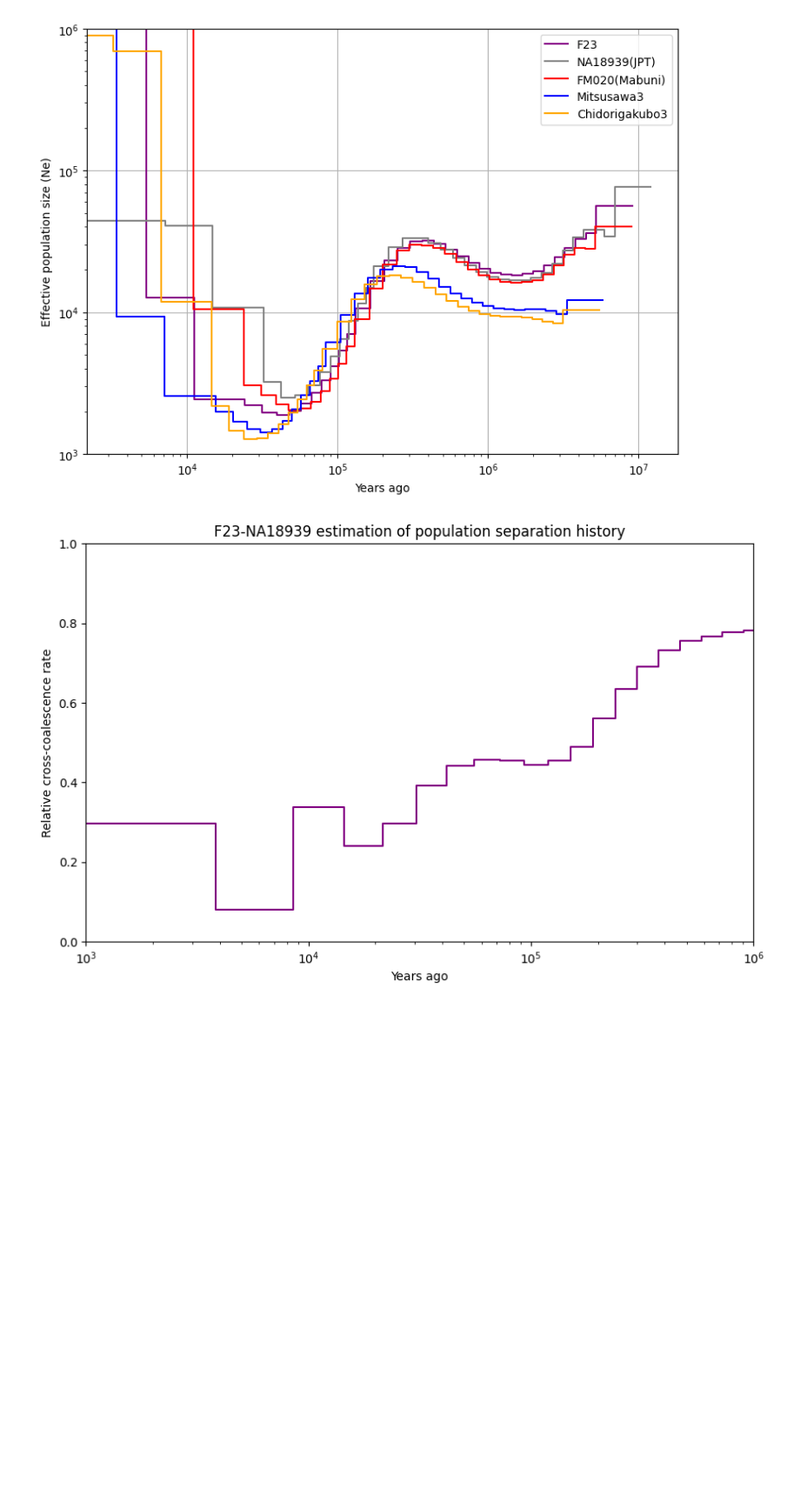
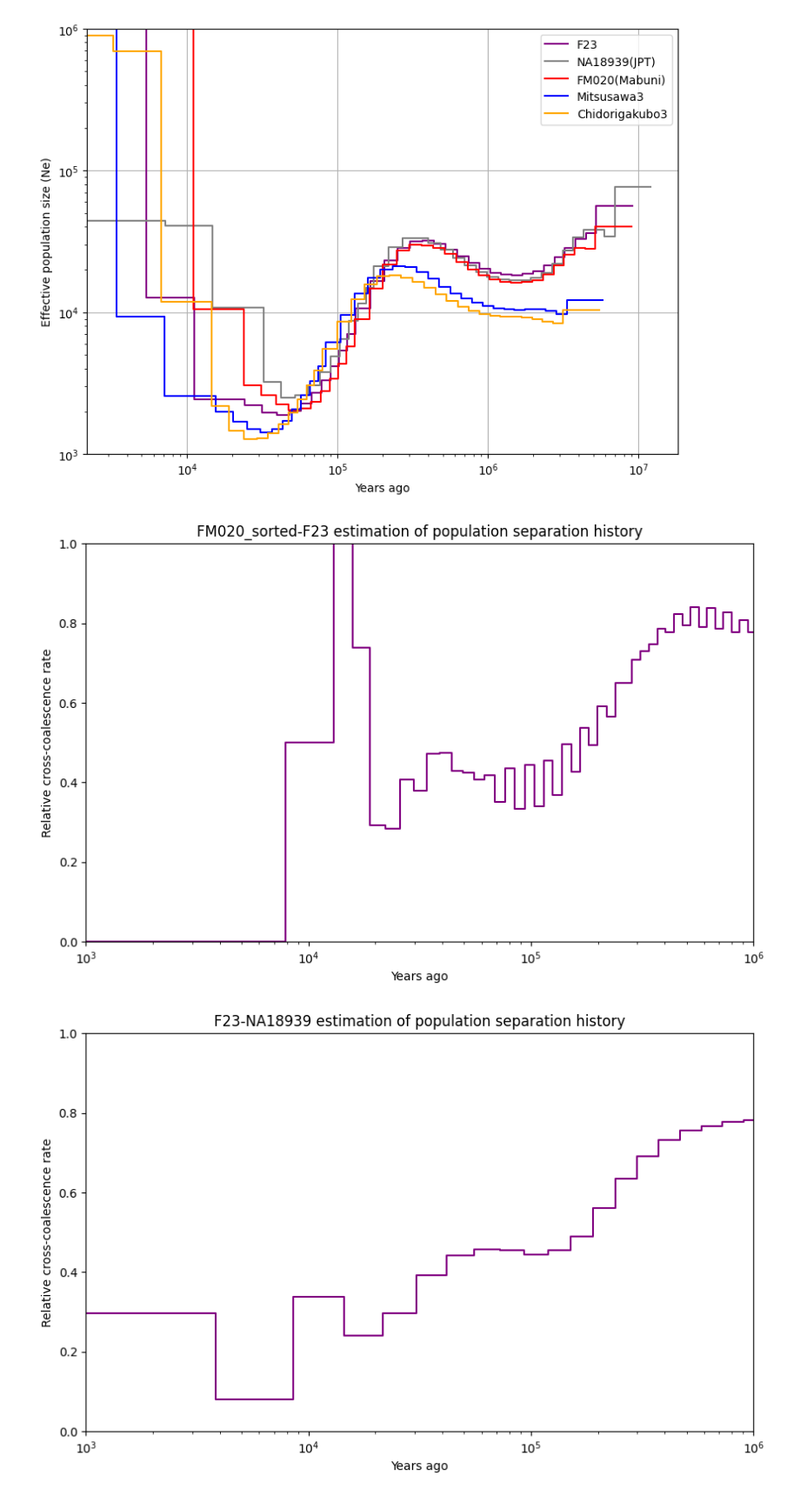
Before and after one commit to humgendiv/mkato-jomon, a Jupyter notebook: 2-msmc/2-4-1-popsize_plot.ipynb, the cells around one changed output. Shown at 87% size. Cells and saved outputs as stored; diff of their text form; code cells hidden in the pictures; blank space fills up the shorter version.

```diff
--- a/2-msmc/2-4-1-popsize_plot.ipynb
+++ b/2-msmc/2-4-1-popsize_plot.ipynb
@@ -80,6 +86,45 @@ plt.tight_layout()
 plt.show()
 # %% [output]
 [figure]
+# %%
+import pandas as pd
+import matplotlib.pyplot as plt
+
+# 定数の設定
+mu = 1.25e-8
+gen = 30
+
+sample1 = "FM020_sorted"
+sample2 = "F23"
+
+file_path = f'/home/mkato/hdd_data/data/2-msmc/{sample1}-{sample2}/effective_population_size_file/{sample1}-{sample2}.combined.msmc2.final.txt'
+# データの読み込み
+crossPopDat = pd.read_csv(file_path, sep="\t")
+
+# 年代と相対的交差結合率の計算
+years_ago = crossPopDat['left_time_boundary'] / mu * gen
+relative_cross_coalescence_rate = 2 * crossPopDat['lambda_01'] / (crossPopDat['lambda_00'] + crossPopDat['lambda_11'])
+
+# プロットの作成
+plt.figure(figsize=(10, 6))
+plt.plot(years_ago, relative_cross_coalescence_rate, drawstyle='steps-post', color='purple')
+# データの読み込み
+crossPopDat = pd.read_csv(file_path, sep="\t")
+
+# 年代と相対的交差結合率の計算
+years_ago = crossPopDat['left_time_boundary'] / mu * gen
+relative_cross_coalescence_rate = 2 * crossPopDat['lambda_01'] / (crossPopDat['lambda_00'] + crossPopDat['lambda_11'])
+#plt.plot(years_ago, relative_cross_coalescence_rate, drawstyle='steps-post')
+
+plt.xscale('log')
+plt.xlim(10**3, 10**6)
+plt.ylim(0, 1)
+plt.xlabel('Years ago')
+plt.ylabel('Relative cross-coalescence rate')
+plt.title(f'{sample1}-{sample2} estimation of population separation history')
+plt.show()
+# %% [output]
+[figure, added]
 # %%
 import pandas as pd
 import matplotlib.pyplot as plt
```
Also changed, not shown: parts of 1 cell of this notebook, 24 other files.
